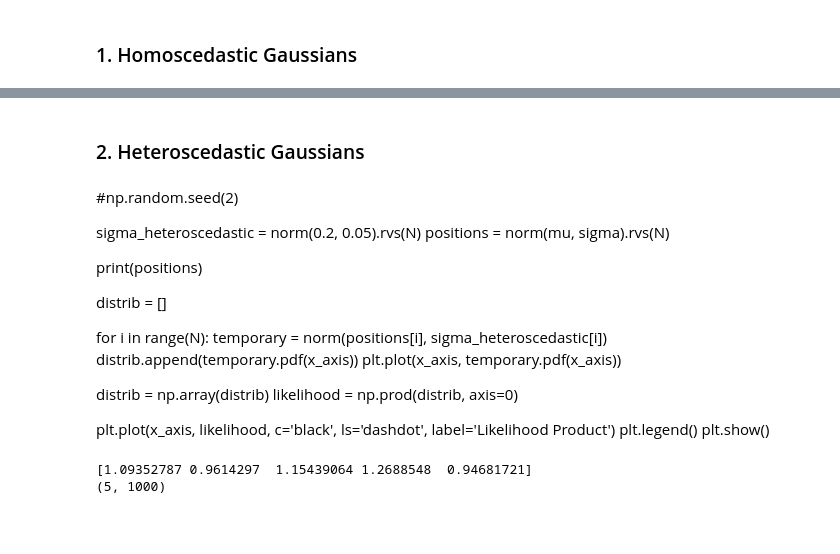
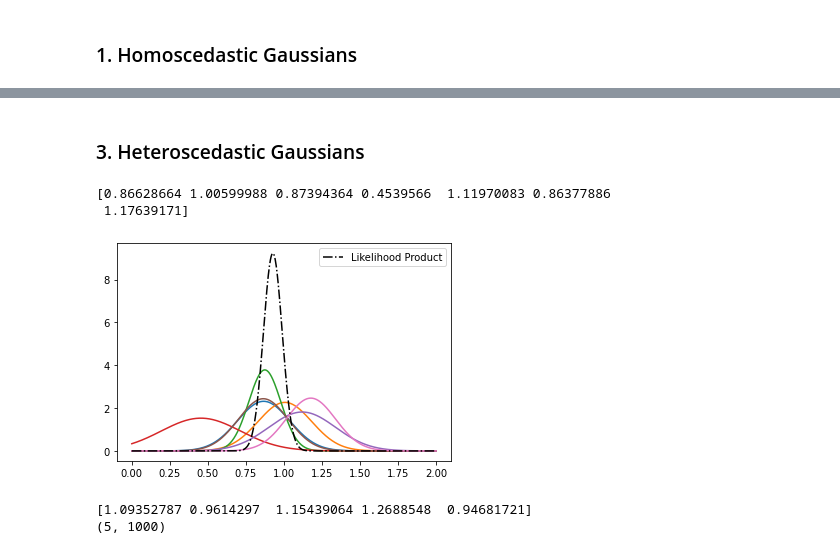
Before and after one commit to olli-e-benji/Astrostatistics-and-Machine-Learning-2023, a Jupyter notebook: working/L05_QuasarPosition.ipynb, the cells around one changed output, grey strips where cells are left out. Saved outputs shown, nothing was run; the diff lists cells and outputs as text; code cells hidden in the pictures; blank space fills up the shorter version.

```diff
--- a/working/L05_QuasarPosition.ipynb
+++ b/working/L05_QuasarPosition.ipynb
@@ -47,26 +69,26 @@ The Maximum likelihood estimator is the sample mean and is 1.009904
 # %% [markdown]
-### 2. Heteroscedastic Gaussians
+### 3. Heteroscedastic Gaussians
-# %% [markdown]
-#np.random.seed(2)
-
-sigma_heteroscedastic = norm(0.2, 0.05).rvs(N)
-positions = norm(mu, sigma).rvs(N)
-
-print(positions)
-
-distrib = []
-
-for i in range(N):
-    temporary = norm(positions[i], sigma_heteroscedastic[i])
-    distrib.append(temporary.pdf(x_axis))
-    plt.plot(x_axis, temporary.pdf(x_axis))
-
-distrib = np.array(distrib)
-likelihood = np.prod(distrib, axis=0)
-
-plt.plot(x_axis, likelihood, c='black', ls='dashdot', label='Likelihood Product')
-plt.legend()
-plt.show()
+# %%
+sigma_heteroscedastic = norm(0.2, 0.05).rvs(N)
+positions = norm(mu, sigma).rvs(N)
+
+distrib = []
+
+for i in range(N):
+    temporary = norm(positions[i], sigma_heteroscedastic[i])
+    distrib.append(temporary.pdf(x_axis))
+    plt.plot(x_axis, temporary.pdf(x_axis))
+
+distrib = np.array(distrib)
+likelihood = np.prod(distrib, axis=0)
+
+plt.plot(x_axis, likelihood, c='black', ls='dashdot', label='Likelihood Product')
+plt.legend()
+plt.show()
+# %% [output]
+[0.86628664 1.00599988 0.87394364 0.4539566  1.11970083 0.86377886
+ 1.17639171]
+[figure, added]
 # %%
 N = 5
 mu = 1
```
Also changed, not shown: parts of 4 cells of this notebook.
